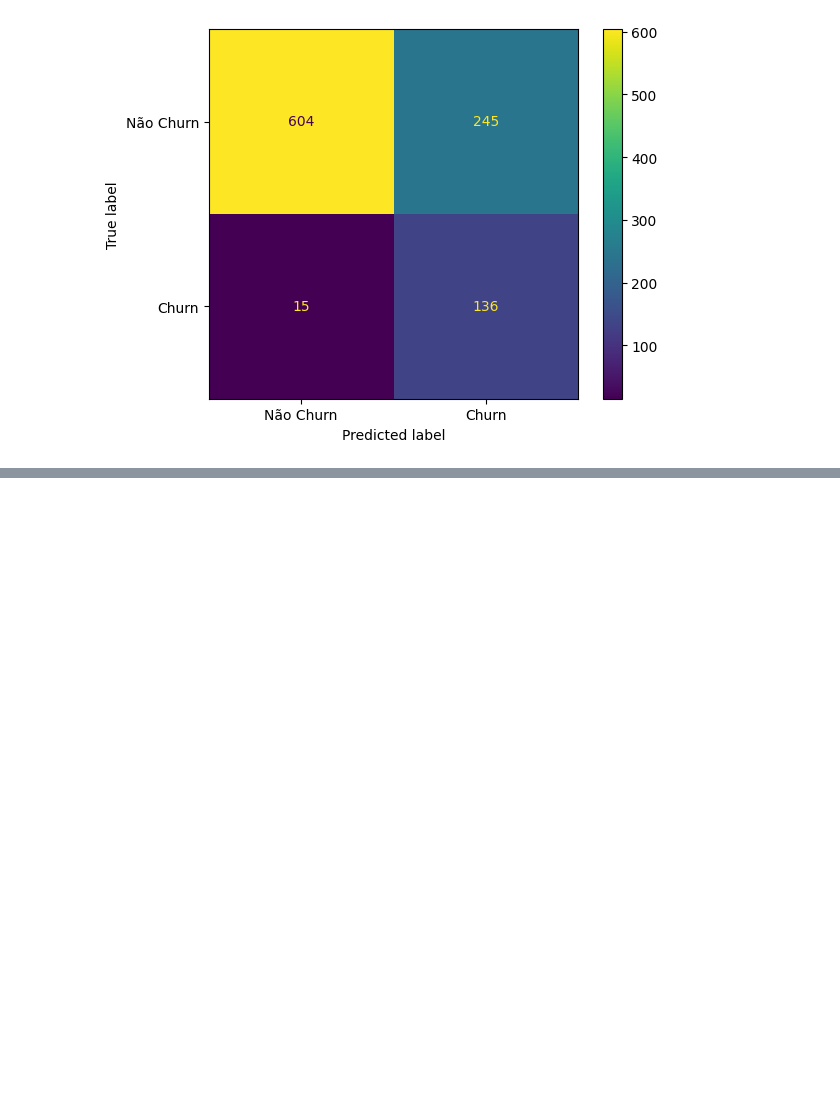
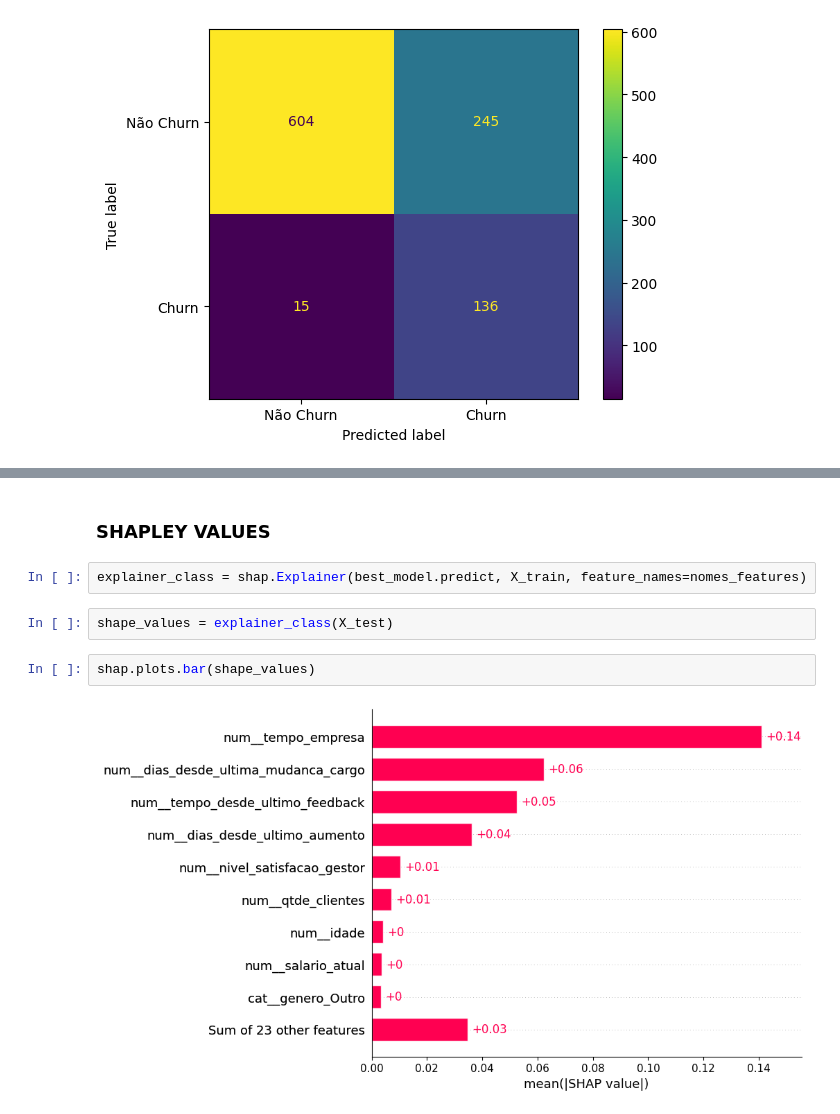
Before and after one commit to brunoramux/random_forest_churn, a Jupyter notebook: churn_employee.ipynb, the cells around one changed output, grey strips where cells are left out. Saved outputs shown, nothing was run; the diff lists cells and outputs as text; blank space fills up the shorter version.

```diff
--- a/churn_employee.ipynb
+++ b/churn_employee.ipynb
@@ -580,0 +648,10 @@ fig.plot()
+# %% [markdown]
+### SHAPLEY VALUES
+# %%
+explainer_class = shap.Explainer(best_model.predict, X_train, feature_names=nomes_features)
+# %%
+shape_values = explainer_class(X_test)
+# %%
+shap.plots.bar(shape_values)
+# %% [output]
+[figure, added]
```
Also changed, not shown: parts of 12 cells of this notebook.
